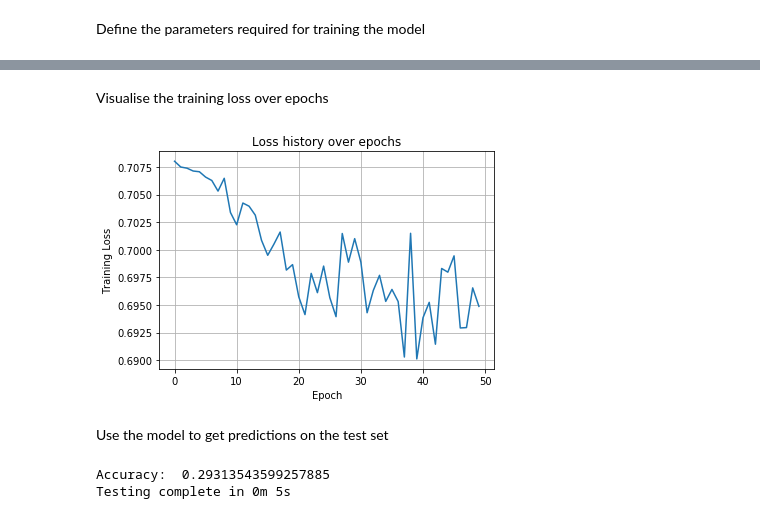
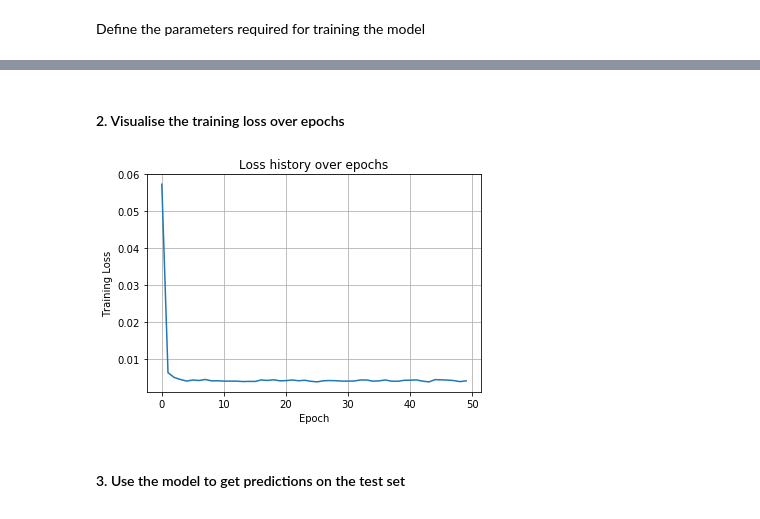
Before and after one commit to swathi-ssunder/dl_movie_poster_to_genre, a Jupyter notebook: 1_Dataset_Inspection_Transfer_Learning.ipynb, the cells around one changed output, grey strips where cells are left out. Drawn from its saved outputs; the diff is of its cells as text; code cells hidden in the pictures.

```diff
--- a/1_Dataset_Inspection_Transfer_Learning.ipynb
+++ b/1_Dataset_Inspection_Transfer_Learning.ipynb
@@ -270,10 +342,10 @@ train = data_utils.TensorDataset(X_train, y_train)
 class_sample_count = [int(genre_distribution[genre_distribution['genre'] == x]['count'].values[0]) \
                           for x in multi_label_binarizer.classes]
 weights = (1 / torch.Tensor(class_sample_count)).double()
-sampler = data_utils.sampler.WeightedRandomSampler(weights, BATCH_SIZE)
+sampler = data_utils.sampler.WeightedRandomSampler(weights, train_size)
 train_loader = data_utils.DataLoader(train, batch_size=BATCH_SIZE, shuffle=True, sampler = sampler)
 
 test = data_utils.TensorDataset(X_test, y_test)
 test_loader = data_utils.DataLoader(test, batch_size=BATCH_SIZE, shuffle=False)
 
-dataset_sizes = {'train': len(train), 'val': 0}
+dataset_sizes = {'train': len(train), 'val': 0, 'test': len(test)}
@@ -321,21 +541,2 @@ phase = 'train'
 # %% [markdown]
 Define the parameters required for training the model
-# %%
-class CustomNet(nn.Module):
-    def __init__(self, model):
-        """
-        In the constructor we instantiate two nn.Linear modules and assign them as
-        member variables.
-        """
-        super(CustomNet, self).__init__()
-        self.model = model
-
-    def forward(self, x):
-        """
-        In the forward function we accept a Variable of input data and we must return
-        a Variable of output data. We can use Modules defined in the constructor as
-        well as arbitrary operators on Variables.
-        """
-        x = self.model(x)
-        x = nn.functional.softmax(x)
-        return x
@@ -421,5 +543,15 @@ Create a model with custom network architecture
 # %%
-custom_model = CustomNet(model)
+base_model = pretrained_models['resnet']
+custom_model = CustomNet(base_model['model'], base_model['freeze'])
+
+if USE_GPU:
+    custom_model = custom_model.cuda()
+
 print('Custom Model', custom_model)
 
-optimizer = optim.Adam(custom_model.model.fc.parameters(), lr=LEARNING_RATE, weight_decay=0.1)
+criterion = nn.MultiLabelSoftMarginLoss()
+optimizer = optim.Adam([
+                {'params': custom_model.model.layer4.parameters()},
+                {'params': custom_model.model.avgpool.parameters()},
+                {'params': custom_model.model.fc.parameters()}
+            ], lr=LEARNING_RATE, weight_decay=WEIGHT_DECAY)
@@ -447,0 +562,3 @@ Training complete in 0m 27s
+# %%
+best_model, loss_history = train_model(custom_model, criterion, optimizer, exp_lr_scheduler, \
+                                             num_epochs=NUM_EPOCHS)
@@ -448,20 +583,14 @@ Training complete in 0m 27s
 # %% [markdown]
-Visualise the training loss over epochs
+#### 2. Visualise the training loss over epochs
 # %%
-plt.gcf().clear()
 plt.plot(np.arange(0, NUM_EPOCHS), loss_history)
 
 plt.xlabel('Epoch')
 plt.ylabel('Training Loss')
 plt.title('Loss history over epochs')
 plt.grid(True)
 plt.show()
 # %% [output]
-[figure, old version]
+[figure, new version]
 # %% [markdown]
-Use the model to get predictions on the test set
+#### 3. Use the model to get predictions on the test set
-# %%
-accuracy, targets, outputs = test_model(custom_model)
-# %% [output]
-Accuracy:  0.29313543599257885
-Testing complete in 0m 5s
```
Also changed, not shown: parts of 52 cells of this notebook.
